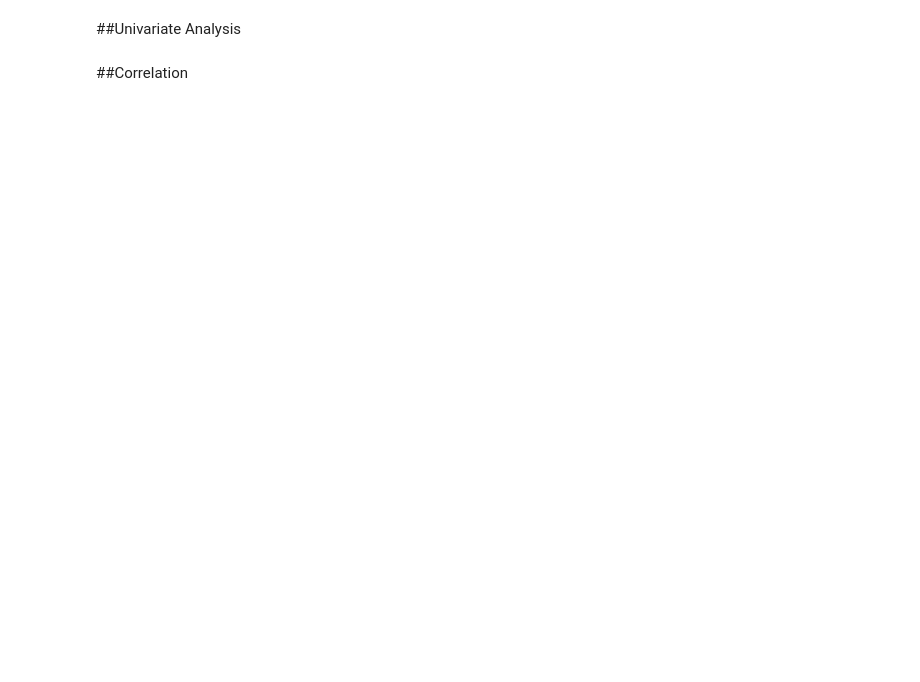
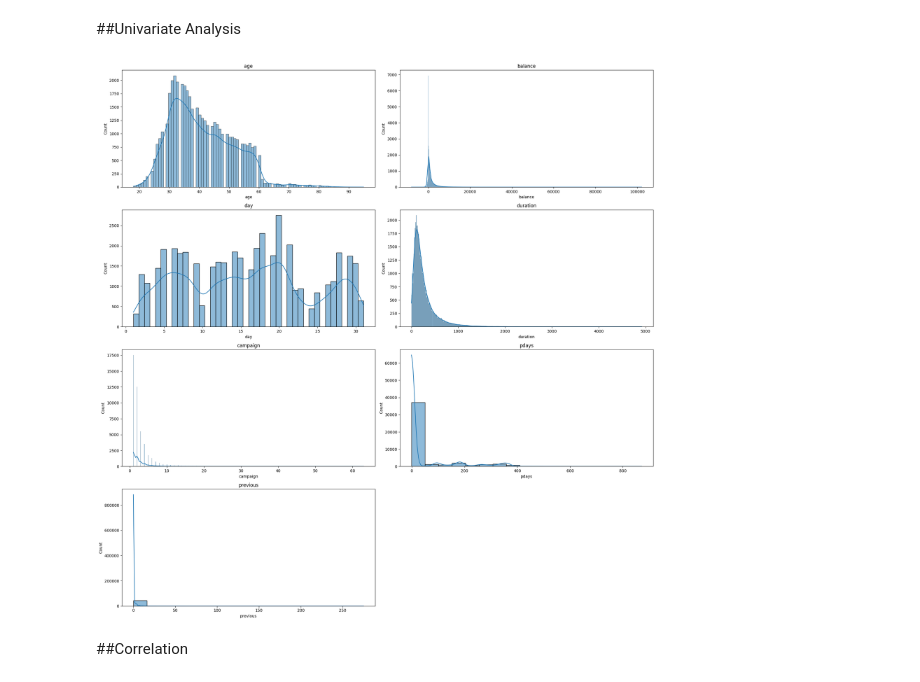
Before and after one commit to Priya-on-loop/Bank_management_model, a Jupyter notebook: Bank_Management.ipynb, the cells around one changed output. Saved outputs shown, nothing was run; the diff lists cells and outputs as text; code cells hidden in the pictures; blank space fills up the shorter version.

```diff
--- a/Bank_Management.ipynb
+++ b/Bank_Management.ipynb
@@ -6,0 +18,4 @@
+# %%
+# Reading the dataset
+filepath='/content/drive/MyDrive/ICT AIML/Datasets/bank-full.csv'
+df_bank = pd.read_csv(filepath , sep =';')
@@ -10,0 +99,5 @@
+# %%
+# Checking value counts of numerical columns
+for col in num_cols:
+  print("\n")
+  print(df_bank[col].value_counts())
@@ -10,0 +122,5 @@
+# %%
+# Checking for unique values in categorical columns
+for col in cat_cols :
+  print(f'\n{col}')
+  print(df_bank[col].unique())
@@ -10,0 +145,11 @@
+# %%
+# Checking value counts of each categorical columns
+
+
+for col in cat_cols:
+  print("\n")
+  print(df_bank[col].value_counts())
+
+# INFERENCE
+#-----------
+# This is imbalanced dataset so accuracy alone is not sufficient
@@ -13,4 +202,17 @@
 # %% [markdown]
 ##Univariate Analysis
+# %%
+plt.figure(figsize = (20,20))
+for i,col in enumerate(num_cols):
+  plt.subplot(4,2,i+1)
+  sns.histplot(df_bank[col].dropna(),kde = True)
+  plt.title(col)
+plt.tight_layout()
+
+# INFERENCE
+#-----------
+# All have skewed distribution
+# %% [output]
+[figure, added]
 # %% [markdown]
 ##Correlation
```
Also changed, not shown: parts of 14 cells of this notebook.
